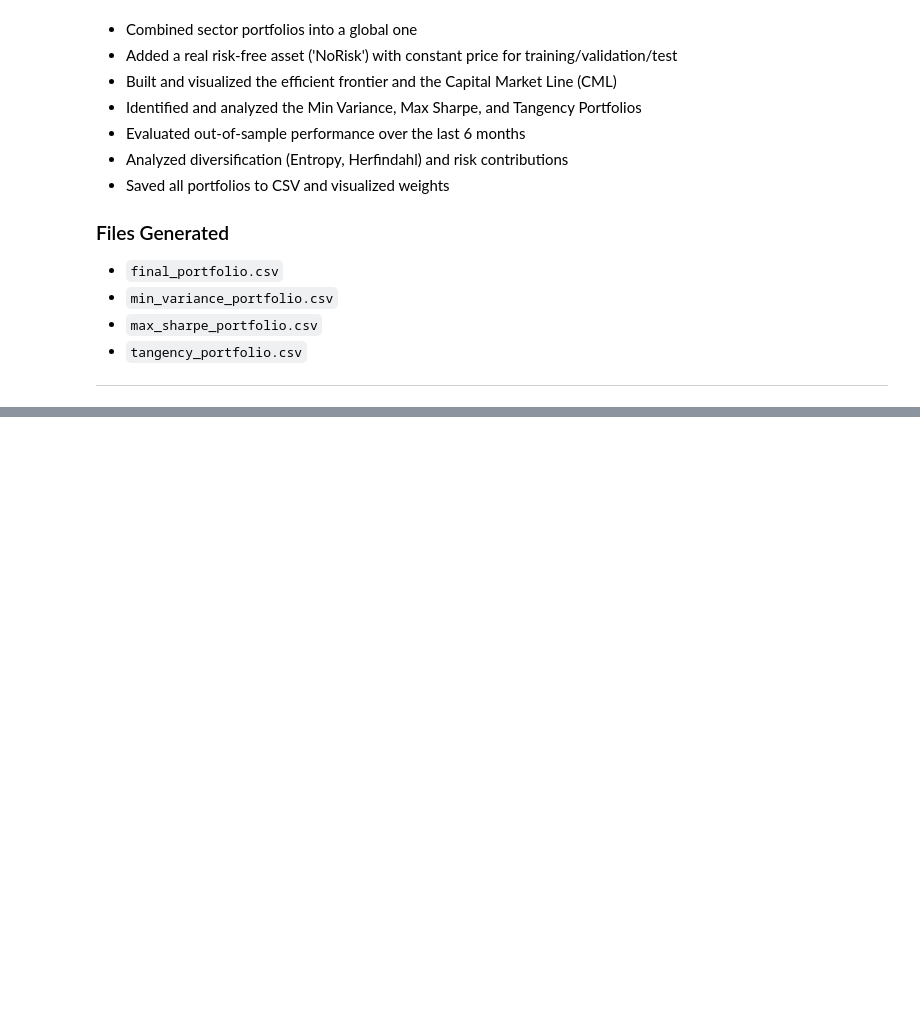
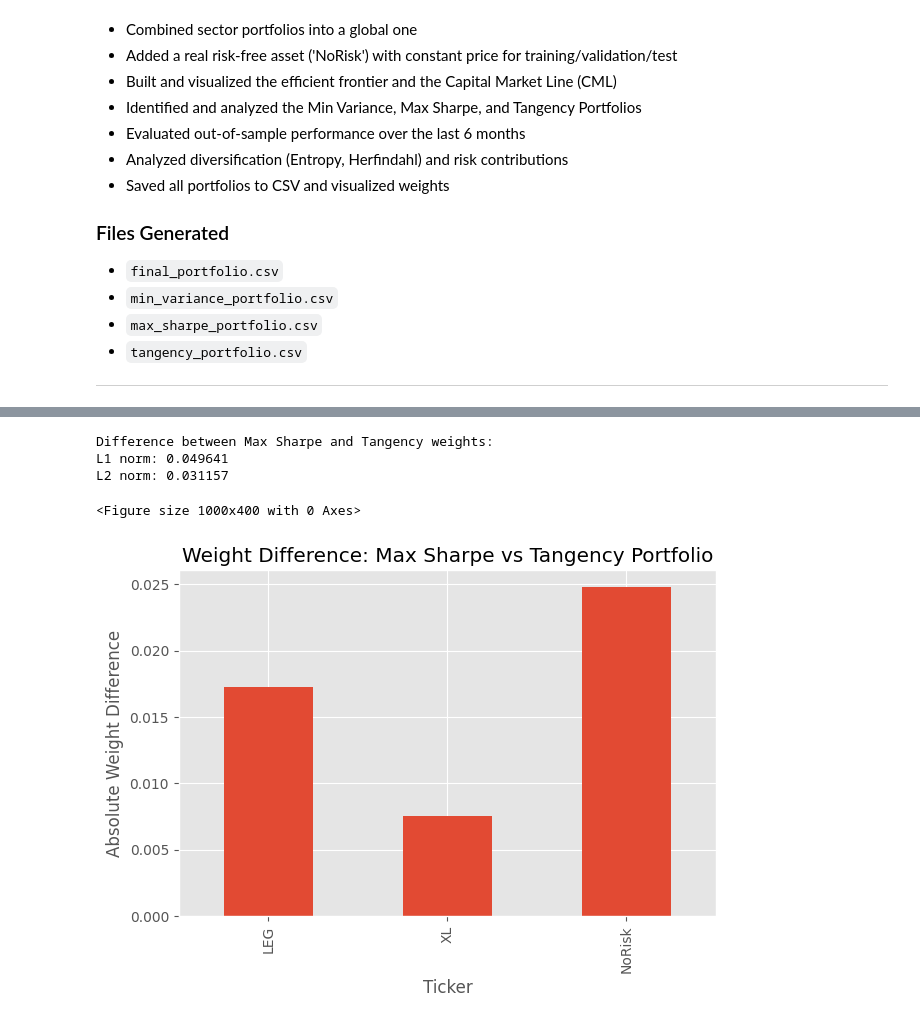
Before and after one commit to khalilvandian/portfolio_management, a Jupyter notebook: Ordered_Portfolio_Optimization NoRisk.ipynb, the cells around one changed output, grey strips where cells are left out. Saved outputs shown, nothing was run; the diff lists cells and outputs as text; code cells hidden in the pictures; blank space fills up the shorter version.

```diff
--- a/Ordered_Portfolio_Optimization NoRisk.ipynb
+++ b/Ordered_Portfolio_Optimization NoRisk.ipynb
@@ -342,16 +345,10 @@ plt.show()
 # with constant daily returns based on constant prices.
 # The data is then split into training, validation, and test sets.
 
-# Merge all returns into one DataFrame
-returns_df = pd.concat(sector_returns.values(), axis=1).dropna()
-
-# Compute global returns and include NoRisk asset
+# Merge all sector returns into a single DataFrame (including NoRisk)
 returns_df = pd.concat(sector_returns.values(), axis=1).dropna()
 
 # Sort chronologically
-returns_df = returns_df.sort_index()
-
-# Sort chronologically (safety step)
 returns_df = returns_df.sort_index()
 
 # Determine date boundaries for train/val/test split
@@ -392,8 +389,10 @@ lw = LedoitWolf().fit(returns_modeling)
 cov_matrix = lw.covariance_
 n_assets = len(symbols)
 
-# Set annualized risk-free rate based on actual 'NoRisk' asset daily return
-rf = returns_df["NoRisk"].mean() * 252
+# === Set Risk-Free Rate ===
+# In this model, the 'NoRisk' asset has a constant price of 1.0 → zero daily returns.
+# Therefore, the implied risk-free rate is 0%.
+rf = 0.0
 
 # --- Max Sharpe Ratio Portfolio (Tangency Portfolio) ---
 def negative_sharpe(weights, mu, cov, rf=0.0):
@@ -821,0 +837,30 @@ In this notebook, we:
+# %%
+# Compute L1 and L2 norm difference between the two sets of weights
+from numpy.linalg import norm
+
+l1_diff = norm(max_sharpe_weights - tangent_weights, ord=1)
+l2_diff = norm(max_sharpe_weights - tangent_weights)
+
+print(f"\nDifference between Max Sharpe and Tangency weights:")
+print(f"L1 norm: {l1_diff:.6f}")
+print(f"L2 norm: {l2_diff:.6f}")
+# %% [output]
+Difference between Max Sharpe and Tangency weights:
+L1 norm: 0.049641
+L2 norm: 0.031157
+# %%
+plt.figure(figsize=(10, 4))
+weight_diff = pd.DataFrame({
+    'Ticker': symbols,
+    'Abs Difference': np.abs(max_sharpe_weights - tangent_weights)
+})
+weight_diff = weight_diff[weight_diff['Abs Difference'] > 0.001]
+weight_diff.plot(x='Ticker', y='Abs Difference', kind='bar', legend=False)
+plt.title('Weight Difference: Max Sharpe vs Tangency Portfolio')
+plt.ylabel('Absolute Weight Difference')
+plt.tight_layout()
+plt.grid(True)
+plt.show()
+# %% [output]
+<Figure size 1000x400 with 0 Axes>
+[figure, added]
```
Also changed, not shown: parts of 6 cells of this notebook.
